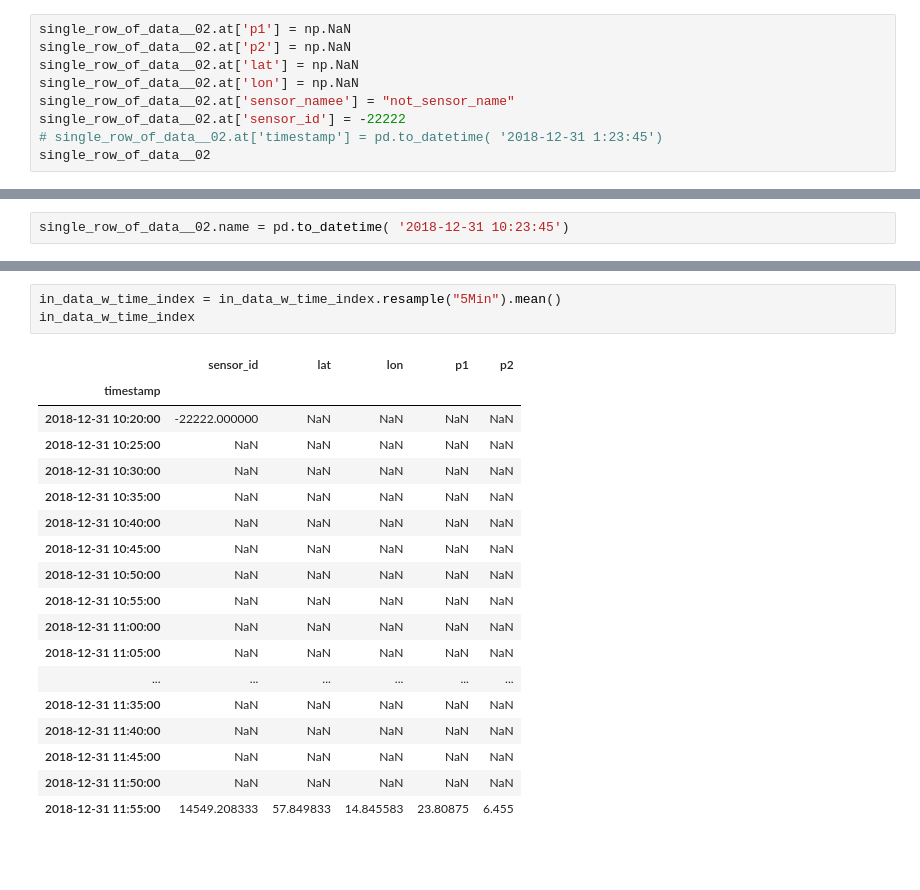
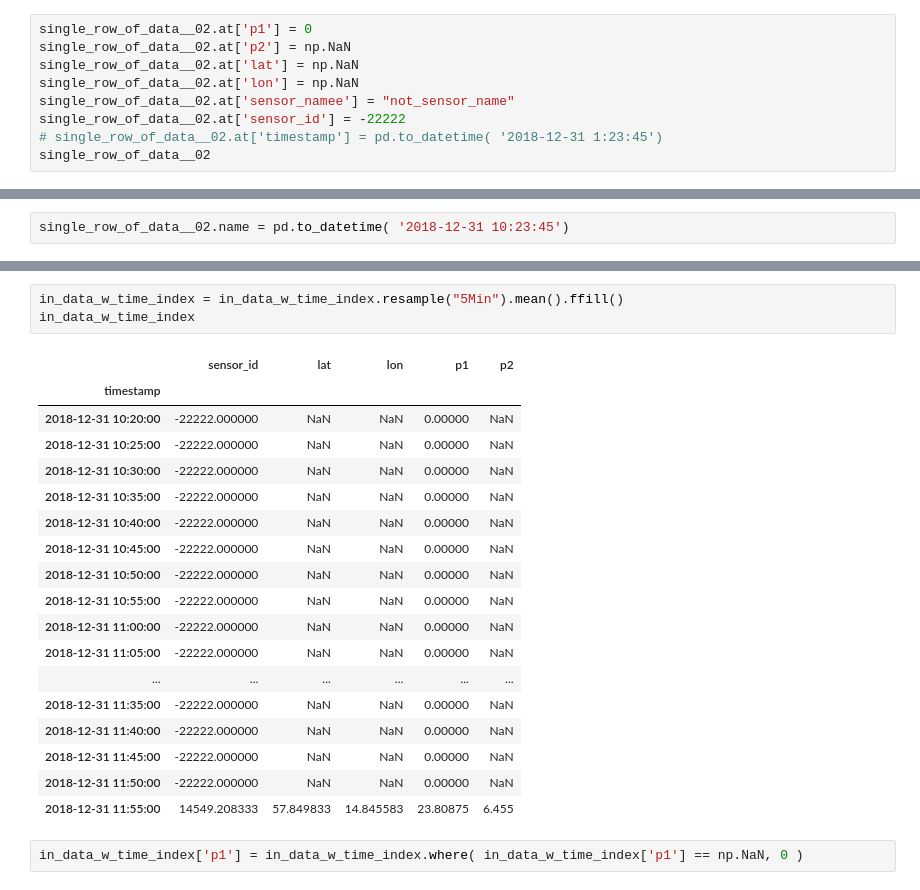
Before and after one commit to miskaknapek/dustmin_to_csv__various_code, a Jupyter notebook: luftdaten_dust_min_to_tabular_data__SCRATCHPAD_02-Copy1.ipynb, the cells around one changed output, grey strips where cells are left out. Drawn from its saved outputs; the diff is of its cells as text; blank space fills up the shorter version.

```diff
--- a/luftdaten_dust_min_to_tabular_data__SCRATCHPAD_02-Copy1.ipynb
+++ b/luftdaten_dust_min_to_tabular_data__SCRATCHPAD_02-Copy1.ipynb
@@ -700,7 +725,7 @@ p1                3.43
 p2                1.56
 Name: 2018-12-31 11:57:22, dtype: object
 # %%
-single_row_of_data__02.at['p1'] = np.NaN
+single_row_of_data__02.at['p1'] = 0
 single_row_of_data__02.at['p2'] = np.NaN
 single_row_of_data__02.at['lat'] = np.NaN
 single_row_of_data__02.at['lon'] = np.NaN
@@ -759,24 +784,26 @@ in_data_w_time_index
 | 2018-12-31 11:56:54 | 19207 | SDS011 | 59.466 | 18.036 | 12.82 | 5.64 |
 | 2018-12-31 11:56:54 | 16151 | SDS011 | 55.658 | 13.358 | 31.15 | 13.60 |
 # %%
-in_data_w_time_index = in_data_w_time_index.resample("5Min").mean()
+in_data_w_time_index = in_data_w_time_index.resample("5Min").mean().ffill()
 in_data_w_time_index
 # %% [output]
 |  | sensor_id | lat | lon | p1 | p2 |
 | timestamp |  |  |  |  |  |
-| 2018-12-31 10:20:00 | -22222.000000 | NaN | NaN | NaN | NaN |
-| 2018-12-31 10:25:00 | NaN | NaN | NaN | NaN | NaN |
-| 2018-12-31 10:30:00 | NaN | NaN | NaN | NaN | NaN |
-| 2018-12-31 10:35:00 | NaN | NaN | NaN | NaN | NaN |
-| 2018-12-31 10:40:00 | NaN | NaN | NaN | NaN | NaN |
-| 2018-12-31 10:45:00 | NaN | NaN | NaN | NaN | NaN |
-| 2018-12-31 10:50:00 | NaN | NaN | NaN | NaN | NaN |
-| 2018-12-31 10:55:00 | NaN | NaN | NaN | NaN | NaN |
-| 2018-12-31 11:00:00 | NaN | NaN | NaN | NaN | NaN |
-| 2018-12-31 11:05:00 | NaN | NaN | NaN | NaN | NaN |
+| 2018-12-31 10:20:00 | -22222.000000 | NaN | NaN | 0.00000 | NaN |
+| 2018-12-31 10:25:00 | -22222.000000 | NaN | NaN | 0.00000 | NaN |
+| 2018-12-31 10:30:00 | -22222.000000 | NaN | NaN | 0.00000 | NaN |
+| 2018-12-31 10:35:00 | -22222.000000 | NaN | NaN | 0.00000 | NaN |
+| 2018-12-31 10:40:00 | -22222.000000 | NaN | NaN | 0.00000 | NaN |
+| 2018-12-31 10:45:00 | -22222.000000 | NaN | NaN | 0.00000 | NaN |
+| 2018-12-31 10:50:00 | -22222.000000 | NaN | NaN | 0.00000 | NaN |
+| 2018-12-31 10:55:00 | -22222.000000 | NaN | NaN | 0.00000 | NaN |
+| 2018-12-31 11:00:00 | -22222.000000 | NaN | NaN | 0.00000 | NaN |
+| 2018-12-31 11:05:00 | -22222.000000 | NaN | NaN | 0.00000 | NaN |
 | ... | ... | ... | ... | ... | ... |
-| 2018-12-31 11:35:00 | NaN | NaN | NaN | NaN | NaN |
-| 2018-12-31 11:40:00 | NaN | NaN | NaN | NaN | NaN |
-| 2018-12-31 11:45:00 | NaN | NaN | NaN | NaN | NaN |
-| 2018-12-31 11:50:00 | NaN | NaN | NaN | NaN | NaN |
+| 2018-12-31 11:35:00 | -22222.000000 | NaN | NaN | 0.00000 | NaN |
+| 2018-12-31 11:40:00 | -22222.000000 | NaN | NaN | 0.00000 | NaN |
+| 2018-12-31 11:45:00 | -22222.000000 | NaN | NaN | 0.00000 | NaN |
+| 2018-12-31 11:50:00 | -22222.000000 | NaN | NaN | 0.00000 | NaN |
 | 2018-12-31 11:55:00 | 14549.208333 | 57.849833 | 14.845583 | 23.80875 | 6.455 |
+# %%
+in_data_w_time_index['p1'] = in_data_w_time_index.where( in_data_w_time_index['p1'] == np.NaN, 0 )
```
Also changed, not shown: parts of 15 cells of this notebook, 1 other file.
